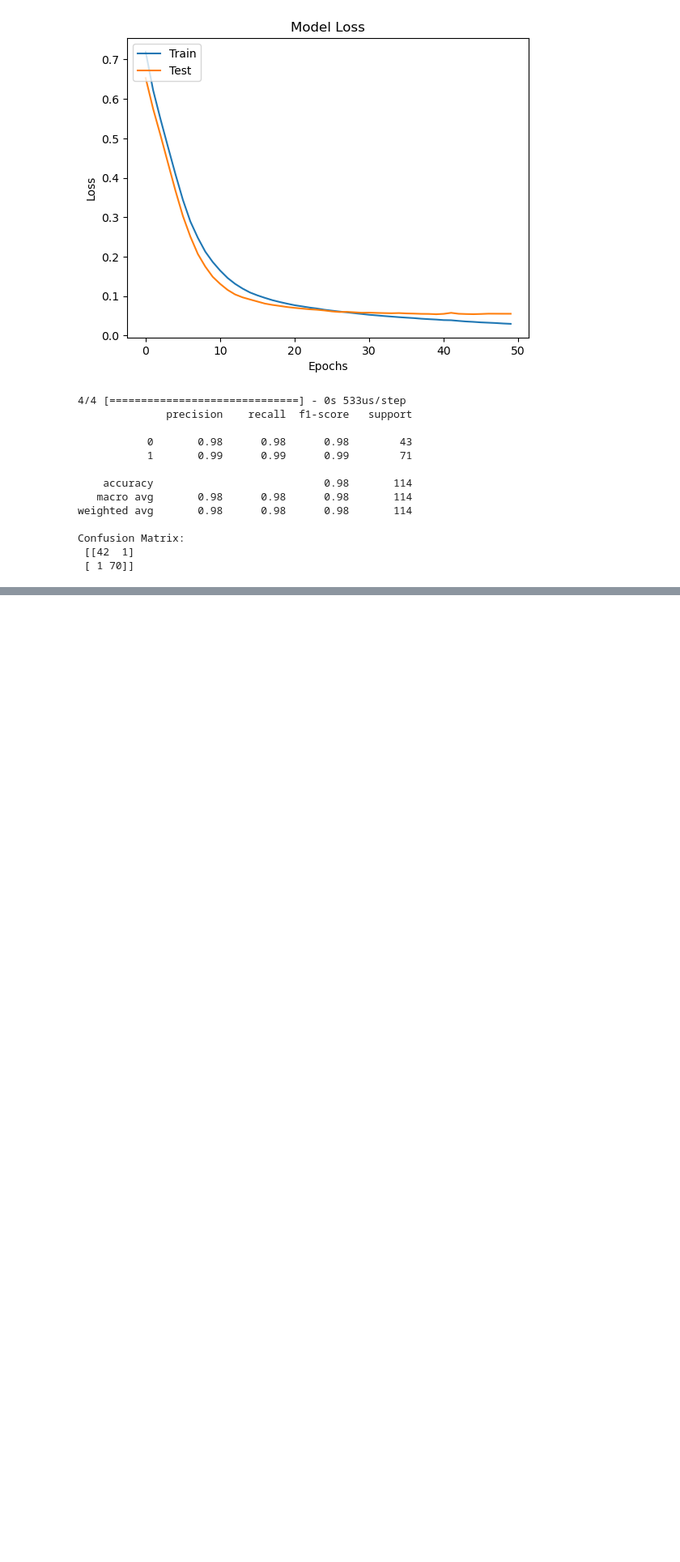
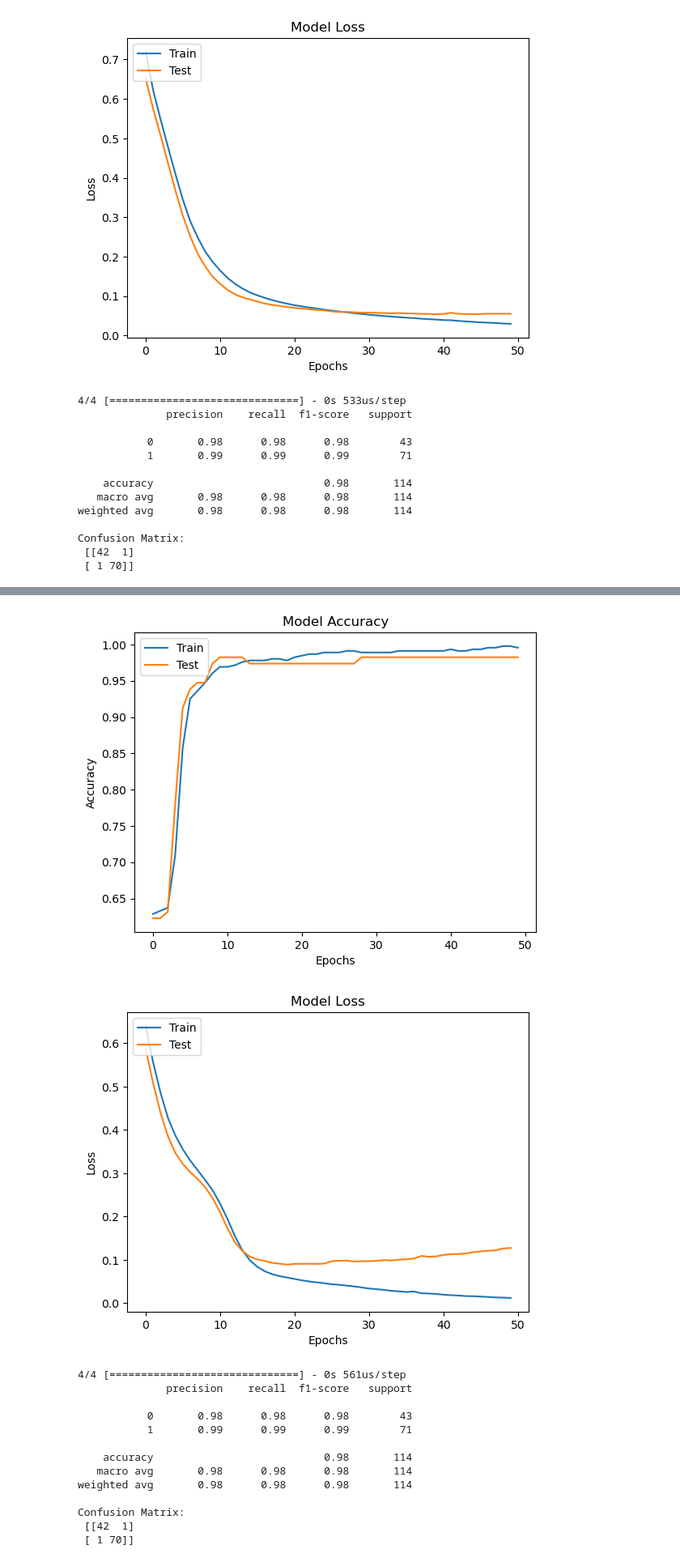
Before and after one commit to ellielin23/cancer-prediction, a Jupyter notebook: cancer-prediction.ipynb, the cells around one changed output, grey strips where cells are left out. Shown at 81% size. Cells and saved outputs as stored; diff of their text form; code cells hidden in the pictures; blank space fills up the shorter version.

```diff
--- a/cancer-prediction.ipynb
+++ b/cancer-prediction.ipynb
@@ -142,0 +154,56 @@ Confusion Matrix:
+# %%
+# prep data
+data = load_breast_cancer()
+df = pd.DataFrame(data.data, columns=data.feature_names)
+df['target'] = data.target
+
+X = df.drop('target', axis = 1)
+y = df['target']
+
+X_train, X_test, y_train, y_test = train_test_split(X, y, test_size = 0.2, random_state = 42)
+
+scaler = StandardScaler()
+X_train = scaler.fit_transform(X_train)
+X_test = scaler.transform(X_test)
+
+# initialize and train model
+model = Sequential()
+model.add(Dense(16, input_dim = X_train.shape[1], activation = 'relu'))
+model.add(Dense(8, activation = 'relu'))
+model.add(Dense(8, activation = 'relu'))
+model.add(Dense(8, activation = 'relu'))
+model.add(Dense(1, activation = 'sigmoid'))
+
+model.compile(optimizer = 'adam', loss = 'binary_crossentropy', metrics = ['accuracy'])
+
+history = model.fit(X_train, y_train, epochs = 50, batch_size = 32, validation_data = (X_test, y_test))
+
+# evaluate model on the test set
+loss, accuracy = model.evaluate(X_test, y_test)
+print(f"Test Loss: {loss}")
+print(f"Test Accuracy: {accuracy}")
+
+# plot training & validation accuracy values
+plt.plot(history.history['accuracy'])
+plt.plot(history.history['val_accuracy'])
+plt.title('Model Accuracy')
+plt.xlabel('Epochs')
+plt.ylabel('Accuracy')
+plt.legend(['Train', 'Test'], loc='upper left')
+plt.show()
+
+# plot training & validation loss values
+plt.plot(history.history['loss'])
+plt.plot(history.history['val_loss'])
+plt.title('Model Loss')
+plt.xlabel('Epochs')
+plt.ylabel('Loss')
+plt.legend(['Train', 'Test'], loc='upper left')
+plt.show()
+
+# predictions and evaluation
+y_pred = (model.predict(X_test) > 0.5).astype("int32")
+print(classification_report(y_test, y_pred))
+cm = confusion_matrix(y_test, y_pred)
+print("Confusion Matrix:\n", cm)
+# %% [output]
@@ -142,0 +227,15 @@ Confusion Matrix:
+[figure, added]
+[figure, added]
+4/4 [==============================] - 0s 561us/step
+              precision    recall  f1-score   support
+
+           0       0.98      0.98      0.98        43
+           1       0.99      0.99      0.99        71
+
+    accuracy                           0.98       114
+   macro avg       0.98      0.98      0.98       114
+weighted avg       0.98      0.98      0.98       114
+
+Confusion Matrix:
+ [[42  1]
+ [ 1 70]]
```
Also changed, not shown: parts of 8 cells of this notebook.
